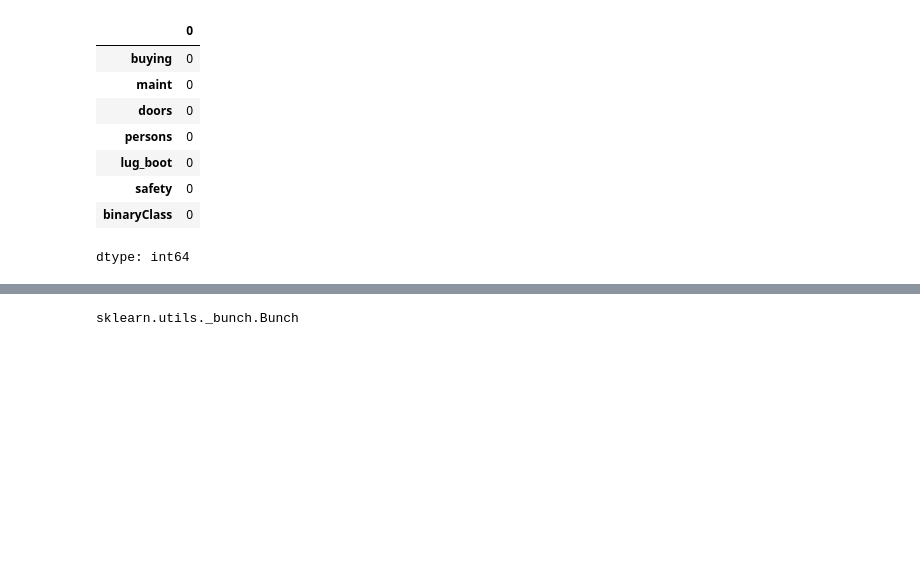
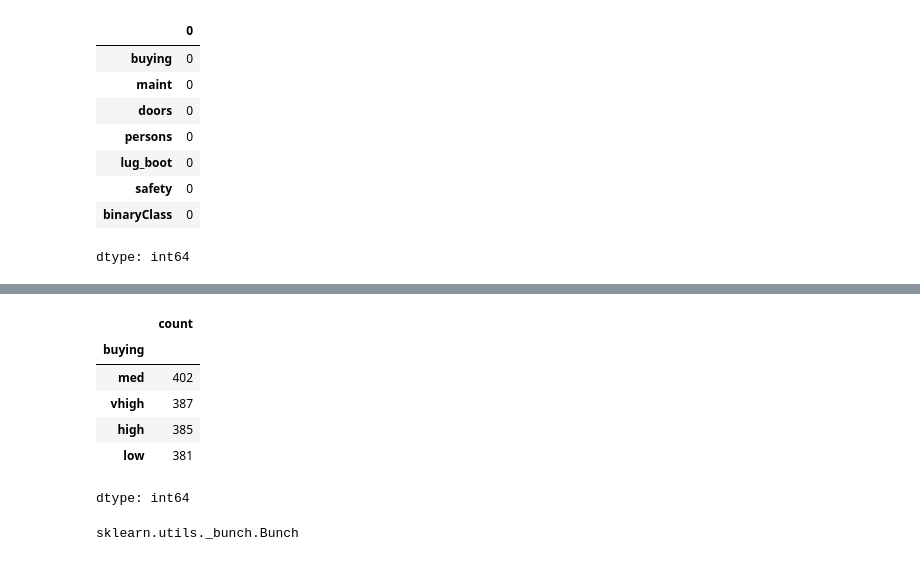
Before and after one commit to chifie/machine-learning-journey, a Jupyter notebook: machine_learning_journey.ipynb, the cells around one changed output, grey strips where cells are left out. Saved outputs shown, nothing was run; the diff lists cells and outputs as text; code cells hidden in the pictures; blank space fills up the shorter version.

```diff
--- a/machine_learning_journey.ipynb
+++ b/machine_learning_journey.ipynb
@@ -74,3 +83,13 @@ dtype: int64
+# %%
+train_data['buying'].value_counts()
+# %% [output]
+|  | count |
+| buying |  |
+| med | 402 |
+| vhigh | 387 |
+| high | 385 |
+| low | 381 |
+dtype: int64
 # %%
 from sklearn.datasets import fetch_openml
 
```
Also changed, not shown: parts of 1 cell of this notebook.
